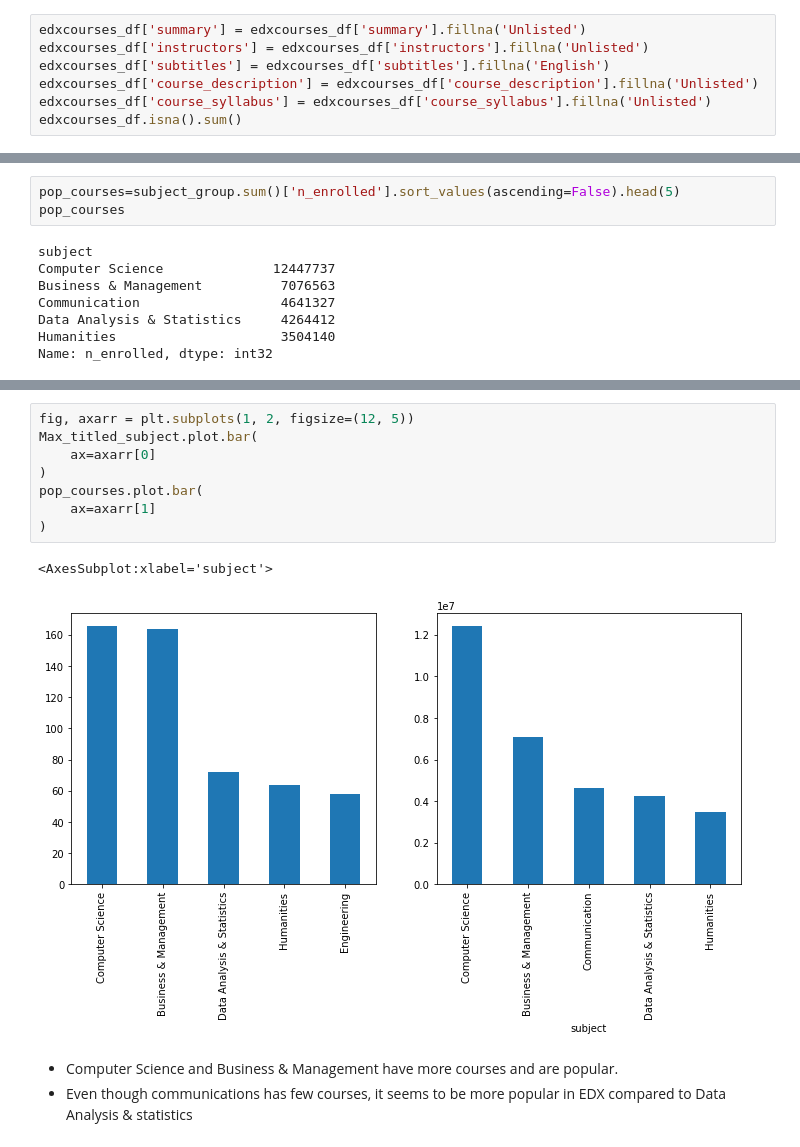
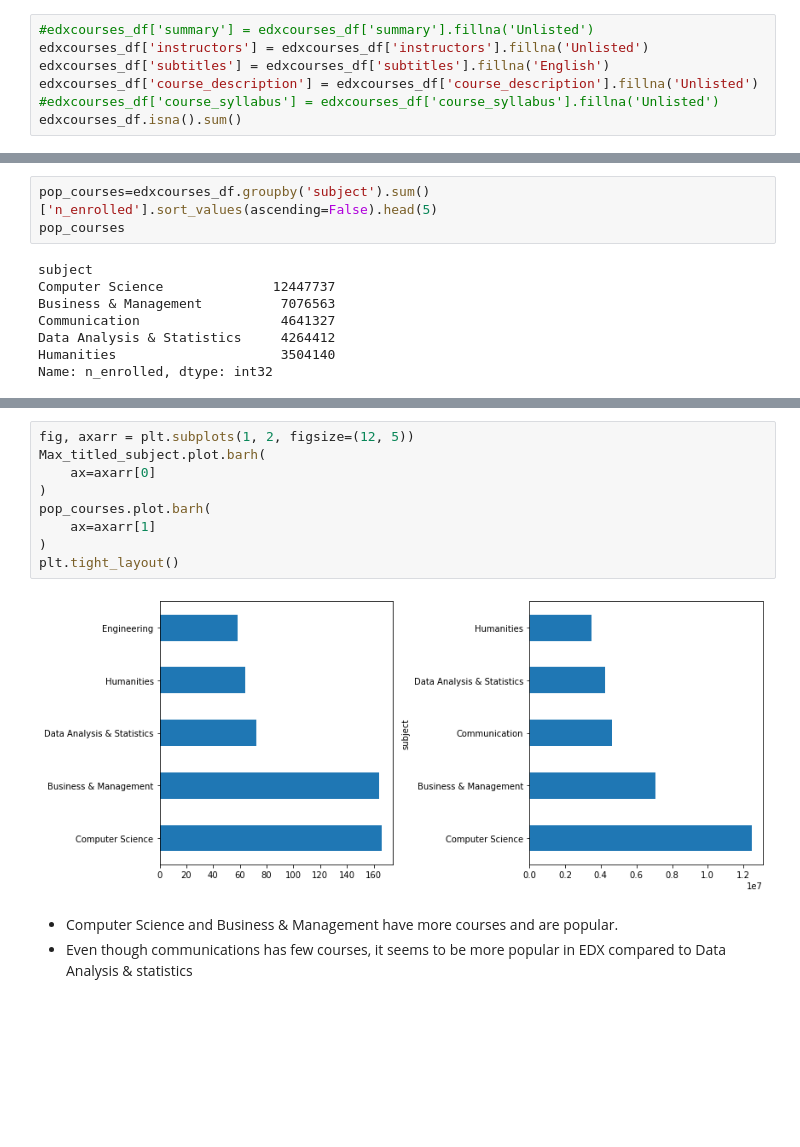
Before and after one commit to yarlapatiswathi/Edx_Udemy_EDA, a Jupyter notebook: Udemy Portfolio project.ipynb, the cells around one changed output, grey strips where cells are left out. Cells and saved outputs as stored; diff of their text form; blank space fills up the shorter version.

```diff
--- a/Udemy Portfolio project.ipynb
+++ b/Udemy Portfolio project.ipynb
@@ -81,10 +124,10 @@ edxcourses_df['n_enrolled'] = edxcourses_df['n_enrolled'].astype(int)
 edxcourses_df['course_length']=edxcourses_df['course_length'].astype(int)
 edxcourses_df['price']=edxcourses_df['price'].astype('float')
 # %%
-edxcourses_df['summary'] = edxcourses_df['summary'].fillna('Unlisted')
+#edxcourses_df['summary'] = edxcourses_df['summary'].fillna('Unlisted')
 edxcourses_df['instructors'] = edxcourses_df['instructors'].fillna('Unlisted')
 edxcourses_df['subtitles'] = edxcourses_df['subtitles'].fillna('English')
 edxcourses_df['course_description'] = edxcourses_df['course_description'].fillna('Unlisted')
-edxcourses_df['course_syllabus'] = edxcourses_df['course_syllabus'].fillna('Unlisted')
+#edxcourses_df['course_syllabus'] = edxcourses_df['course_syllabus'].fillna('Unlisted')
 edxcourses_df.isna().sum()
 # %% [output]
@@ -279,7 +314,7 @@ Max_titled_subject.plot(kind='bar');
 # %% [markdown]
 - computer science and Business & Management seems to have more courses compared to other fields and then comes Data analysis and statistics.
 # %%
-pop_courses=subject_group.sum()['n_enrolled'].sort_values(ascending=False).head(5)
+pop_courses=edxcourses_df.groupby('subject').sum()['n_enrolled'].sort_values(ascending=False).head(5)
 pop_courses
 # %% [output]
 subject
@@ -296,14 +331,14 @@ pop_courses.plot(kind='bar');
 # %%
 fig, axarr = plt.subplots(1, 2, figsize=(12, 5))
-Max_titled_subject.plot.bar(
+Max_titled_subject.plot.barh(
     ax=axarr[0]
 )
-pop_courses.plot.bar(
+pop_courses.plot.barh(
     ax=axarr[1]
 )
+plt.tight_layout()
 # %% [output]
-<AxesSubplot:xlabel='subject'>
-[figure, old version]
+[figure, new version]
 # %% [markdown]
 - Computer Science and Business & Management have more courses and are popular.
 - Even though communications has few courses, it seems to be more popular in EDX compared to Data Analysis & statistics
```
Also changed, not shown: parts of 20 cells of this notebook.
